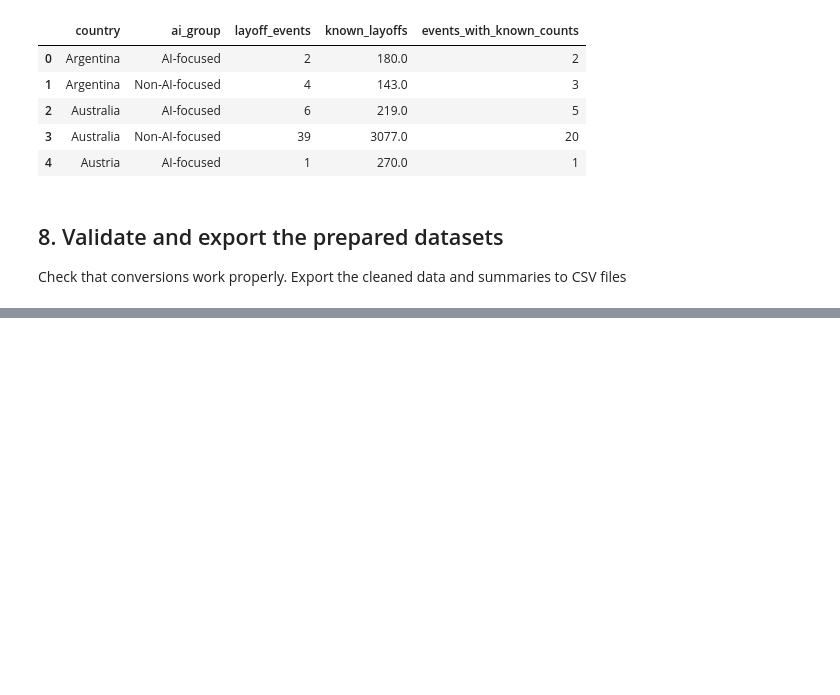
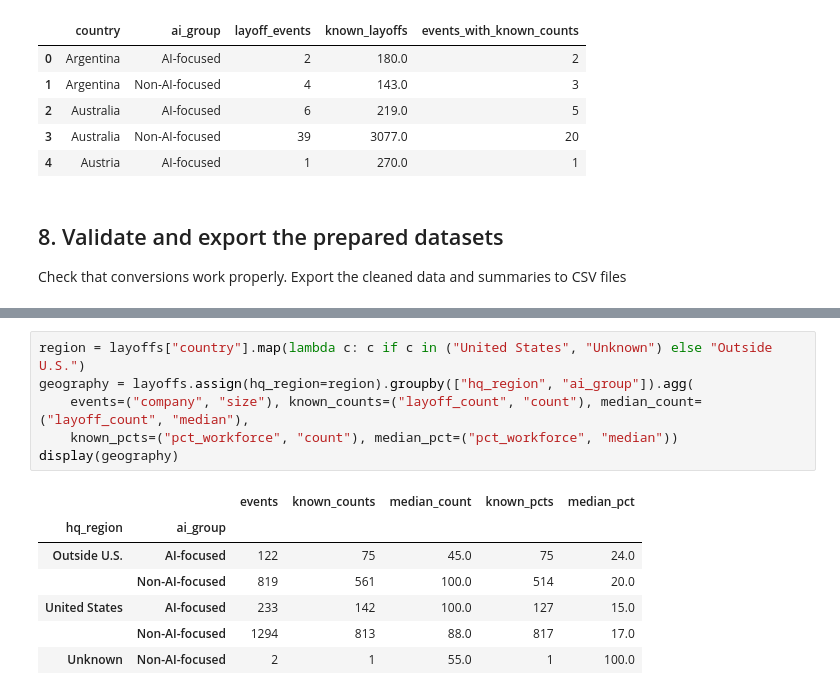
Before and after one commit to sionjk/AI-WorkForce-Reductions, a Jupyter notebook: Final Project/COP 4283 Final Project.ipynb, the cells around one changed output, grey strips where cells are left out. Drawn from its saved outputs; the diff is of its cells as text; blank space fills up the shorter version.

```diff
--- a/Final Project/COP 4283 Final Project.ipynb
+++ b/Final Project/COP 4283 Final Project.ipynb
@@ -367,0 +581,14 @@ We do not currently plan to use the other two datasets in our main analysis:
+# %%
+region = layoffs["country"].map(lambda c: c if c in ("United States", "Unknown") else "Outside U.S.")
+geography = layoffs.assign(hq_region=region).groupby(["hq_region", "ai_group"]).agg(
+    events=("company", "size"), known_counts=("layoff_count", "count"), median_count=("layoff_count", "median"),
+    known_pcts=("pct_workforce", "count"), median_pct=("pct_workforce", "median"))
+display(geography)
+# %% [output]
+|  |  | events | known_counts | median_count | known_pcts | median_pct |
+| hq_region | ai_group |  |  |  |  |  |
+| Outside U.S. | AI-focused | 122 | 75 | 45.0 | 75 | 24.0 |
+|  | Non-AI-focused | 819 | 561 | 100.0 | 514 | 20.0 |
+| United States | AI-focused | 233 | 142 | 100.0 | 127 | 15.0 |
+|  | Non-AI-focused | 1294 | 813 | 88.0 | 817 | 17.0 |
+| Unknown | Non-AI-focused | 2 | 1 | 55.0 | 1 | 100.0 |
```
Also changed, not shown: parts of 28 cells of this notebook, 1 other file.
